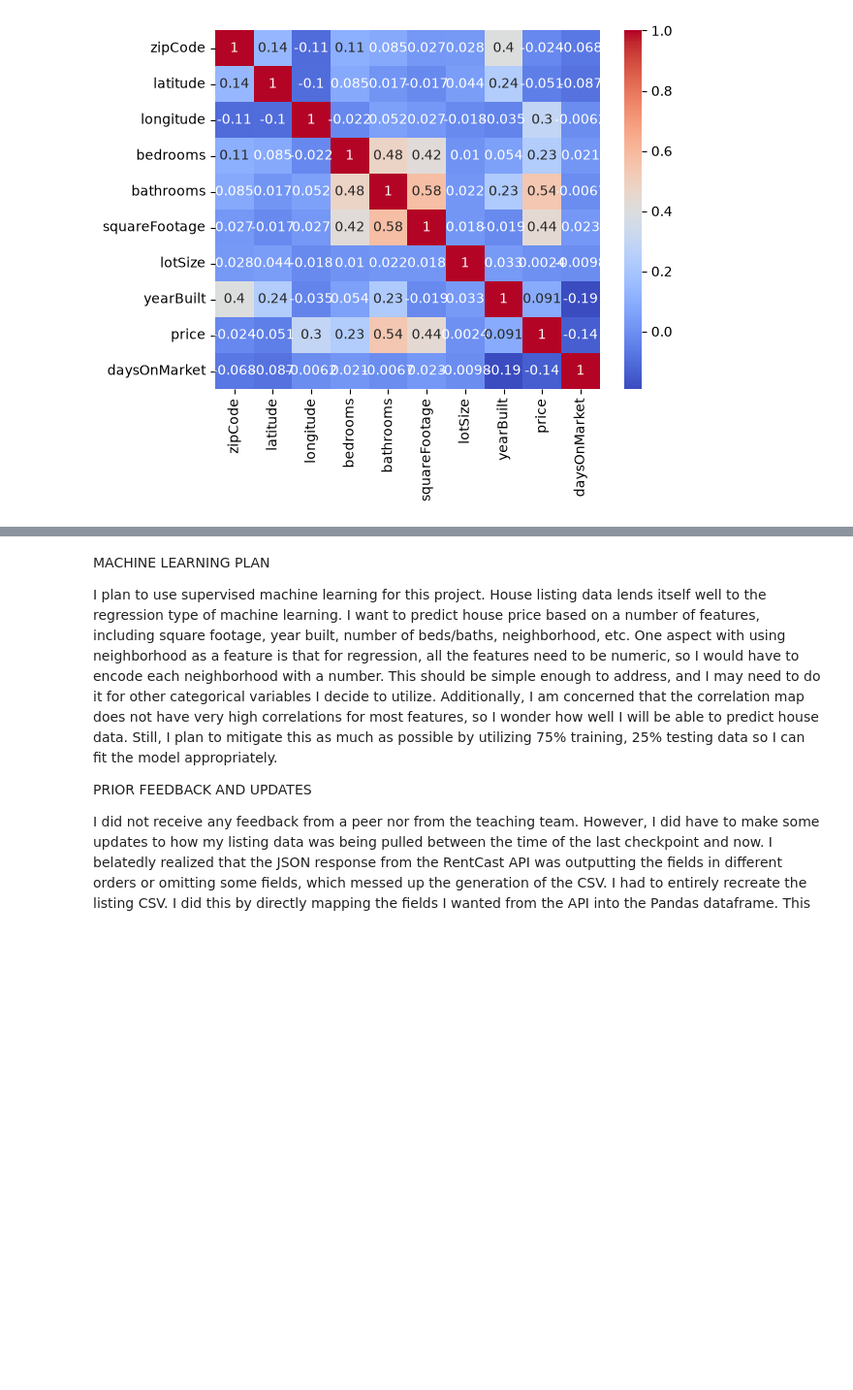
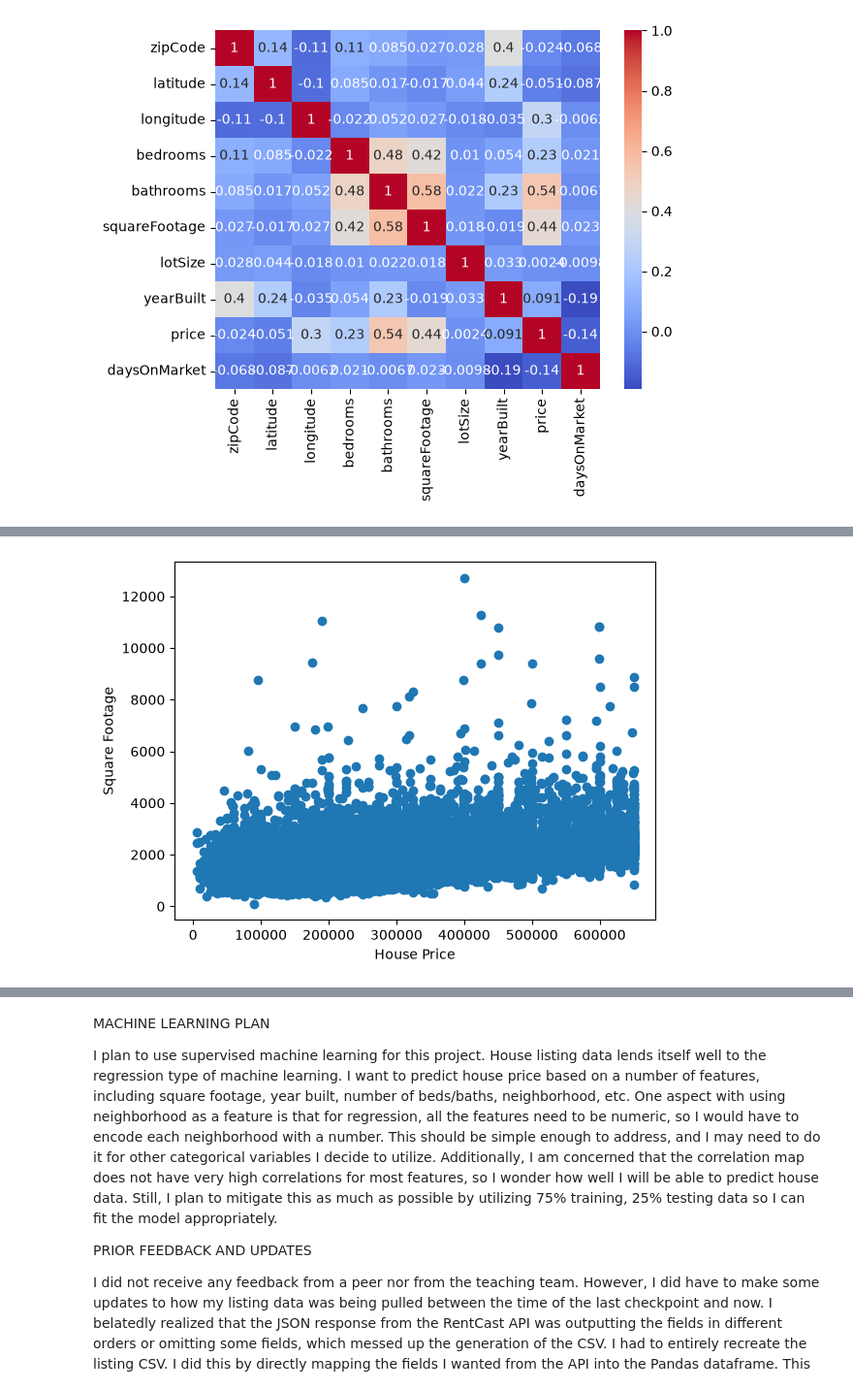
Before and after one commit to IT4063C-Fall2026/data-tech-analytics-final-project-sagebushstone, a Jupyter notebook: source.ipynb, the cells around one changed output, grey strips where cells are left out. Shown at 97% size. Saved outputs shown, nothing was run; the diff lists cells and outputs as text; code cells hidden in the pictures; blank space fills up the shorter version.

Commit message:
adding a couple more graphs and explanations

```diff
--- a/source.ipynb
+++ b/source.ipynb
@@ -340,0 +343,9 @@ sns.heatmap(corrmatrix, annot=True, cmap='coolwarm')
+# %%
+listingdf = listingdf[listingdf["squareFootage"] < 30000]
+
+plt.scatter(x=listingdf["price"], y=listingdf["squareFootage"])
+plt.xlabel("House Price")
+plt.ylabel("Square Footage")
+plt.show()
+# %% [output]
+[figure, added]
```
Also changed, not shown: parts of 4 cells of this notebook.
